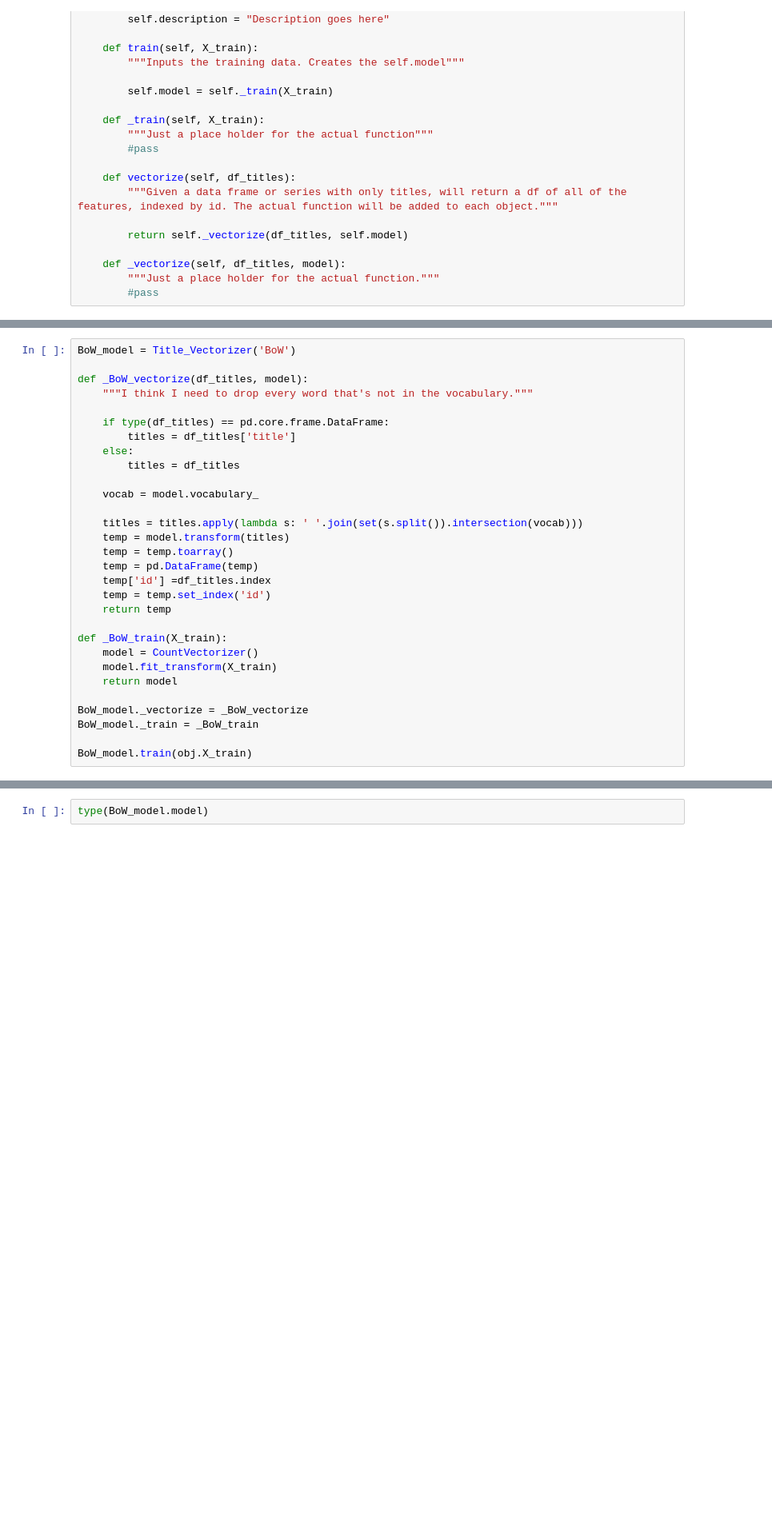
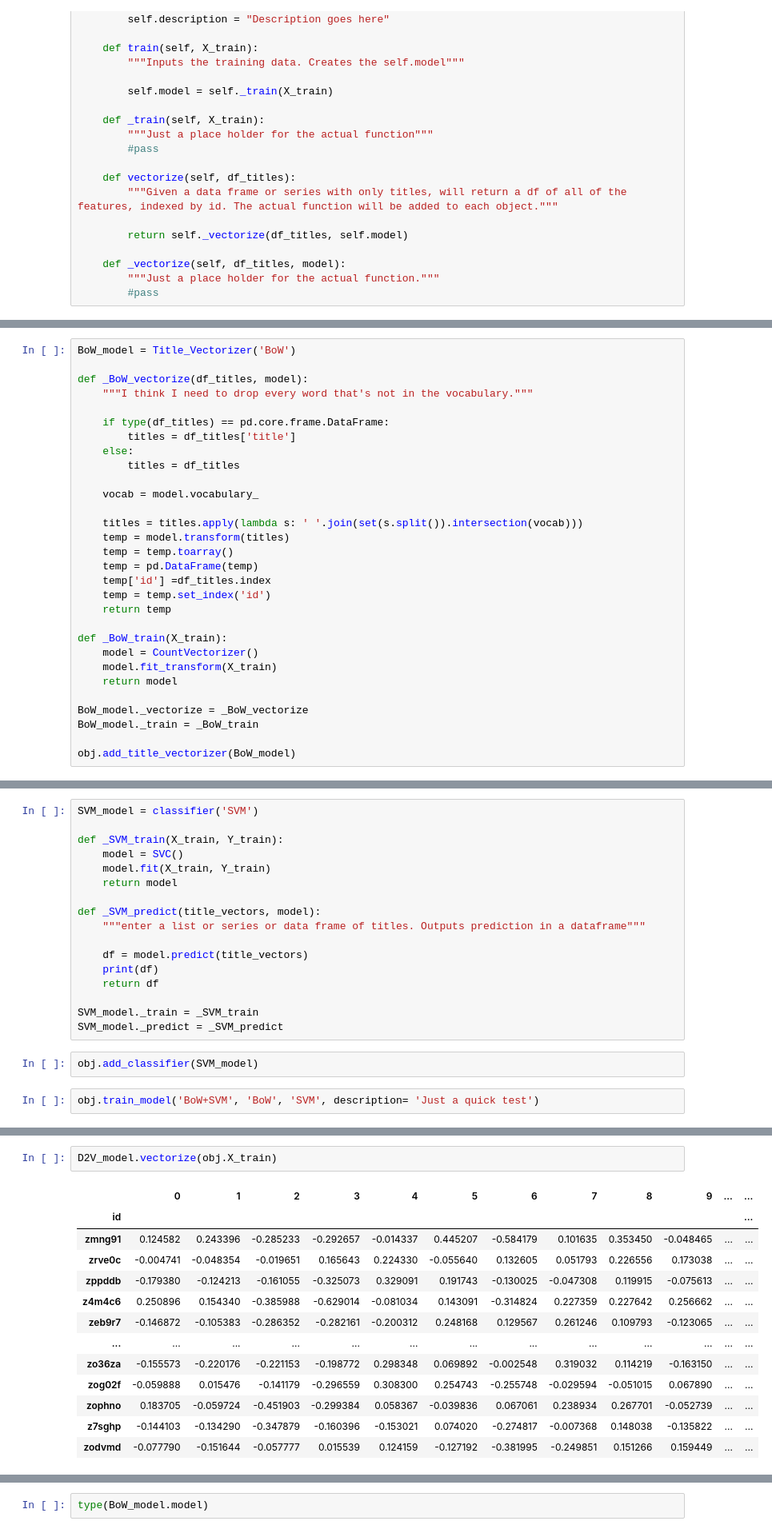
Before and after one commit to rainonej/Reddit-Projects, a Jupyter notebook: Subreddit Preditions Classes.ipynb, the cells around one changed output, grey strips where cells are left out. Shown: that part at 80% size. Cells and saved outputs as stored; diff of their text form; blank space fills up the shorter version.

```diff
--- a/Subreddit Preditions Classes.ipynb
+++ b/Subreddit Preditions Classes.ipynb
@@ -188,4 +262,4 @@ def _BoW_train(X_train):
 BoW_model._vectorize = _BoW_vectorize
 BoW_model._train = _BoW_train
 
-BoW_model.train(obj.X_train)
+obj.add_title_vectorizer(BoW_model)
@@ -191,0 +343,21 @@ BoW_model.train(obj.X_train)
+# %%
+SVM_model = classifier('SVM')
+
+def _SVM_train(X_train, Y_train):
+    model = SVC()
+    model.fit(X_train, Y_train)
+    return model
+
+def _SVM_predict(title_vectors, model):
+    """enter a list or series or data frame of titles. Outputs prediction in a dataframe"""
+
+    df = model.predict(title_vectors)
+    print(df)
+    return df
+
+SVM_model._train = _SVM_train
+SVM_model._predict = _SVM_predict
+# %%
+obj.add_classifier(SVM_model)
+# %%
+obj.train_model('BoW+SVM', 'BoW', 'SVM', description= 'Just a quick test')
@@ -191,0 +396,16 @@ BoW_model.train(obj.X_train)
+# %%
+D2V_model.vectorize(obj.X_train)
+# %% [output]
+|  | 0 | 1 | 2 | 3 | 4 | 5 | 6 | 7 | 8 | 9 | ... | ... |
+| id |  |  |  |  |  |  |  |  |  |  |  | ... |
+| zmng91 | 0.124582 | 0.243396 | -0.285233 | -0.292657 | -0.014337 | 0.445207 | -0.584179 | 0.101635 | 0.353450 | -0.048465 | ... | ... |
+| zrve0c | -0.004741 | -0.048354 | -0.019651 | 0.165643 | 0.224330 | -0.055640 | 0.132605 | 0.051793 | 0.226556 | 0.173038 | ... | ... |
+| zppddb | -0.179380 | -0.124213 | -0.161055 | -0.325073 | 0.329091 | 0.191743 | -0.130025 | -0.047308 | 0.119915 | -0.075613 | ... | ... |
+| z4m4c6 | 0.250896 | 0.154340 | -0.385988 | -0.629014 | -0.081034 | 0.143091 | -0.314824 | 0.227359 | 0.227642 | 0.256662 | ... | ... |
+| zeb9r7 | -0.146872 | -0.105383 | -0.286352 | -0.282161 | -0.200312 | 0.248168 | 0.129567 | 0.261246 | 0.109793 | -0.123065 | ... | ... |
+| ... | ... | ... | ... | ... | ... | ... | ... | ... | ... | ... | ... | ... |
+| zo36za | -0.155573 | -0.220176 | -0.221153 | -0.198772 | 0.298348 | 0.069892 | -0.002548 | 0.319032 | 0.114219 | -0.163150 | ... | ... |
+| zog02f | -0.059888 | 0.015476 | -0.141179 | -0.296559 | 0.308300 | 0.254743 | -0.255748 | -0.029594 | -0.051015 | 0.067890 | ... | ... |
+| zophno | 0.183705 | -0.059724 | -0.451903 | -0.299384 | 0.058367 | -0.039836 | 0.067061 | 0.238934 | 0.267701 | -0.052739 | ... | ... |
+| z7sghp | -0.144103 | -0.134290 | -0.347879 | -0.160396 | -0.153021 | 0.074020 | -0.274817 | -0.007368 | 0.148038 | -0.135822 | ... | ... |
+| zodvmd | -0.077790 | -0.151644 | -0.057777 | 0.015539 | 0.124159 | -0.127192 | -0.381995 | -0.249851 | 0.151266 | 0.159449 | ... | ... |
```
Also changed, not shown: parts of 22 cells of this notebook, 1 other file.
